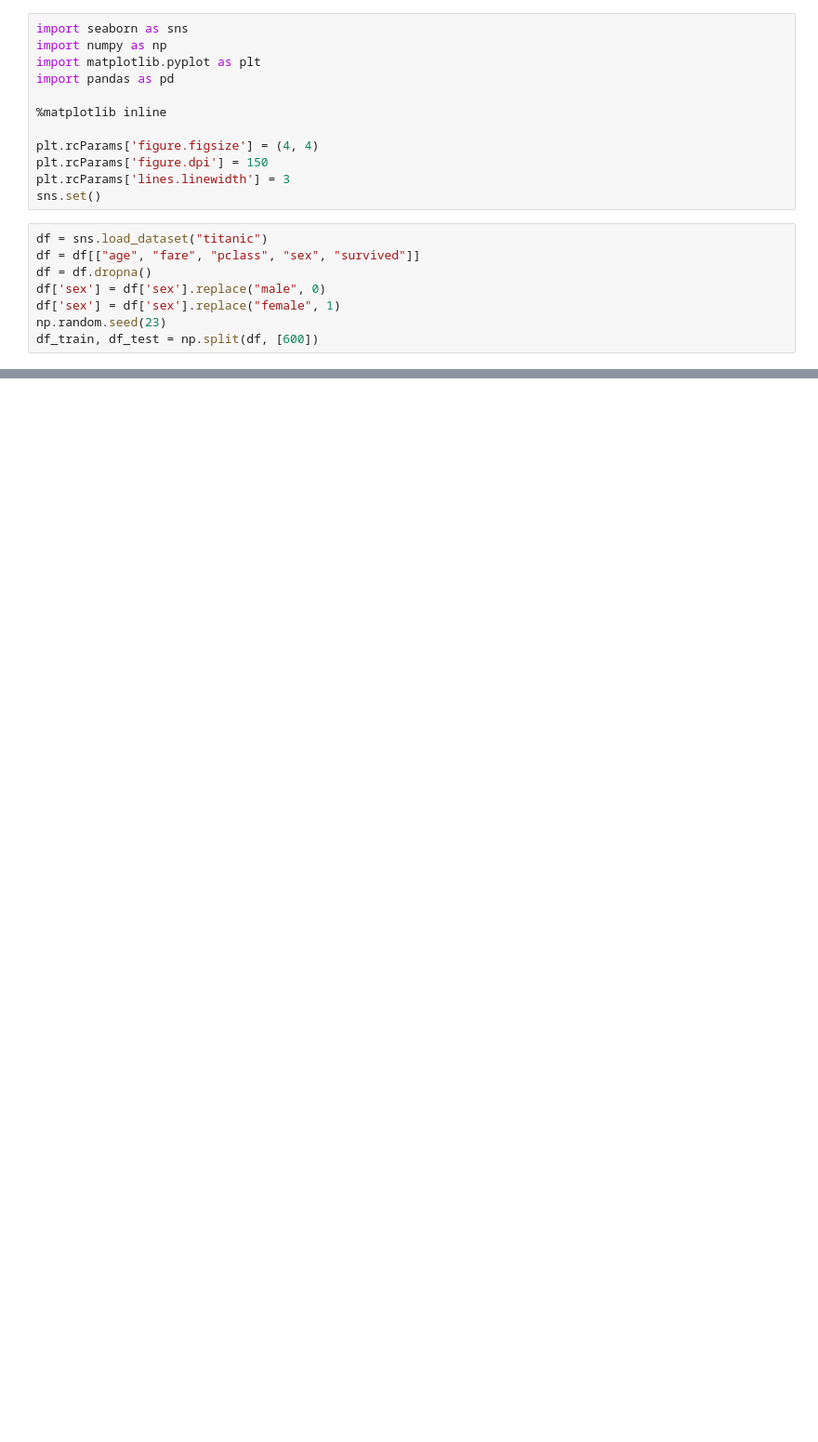
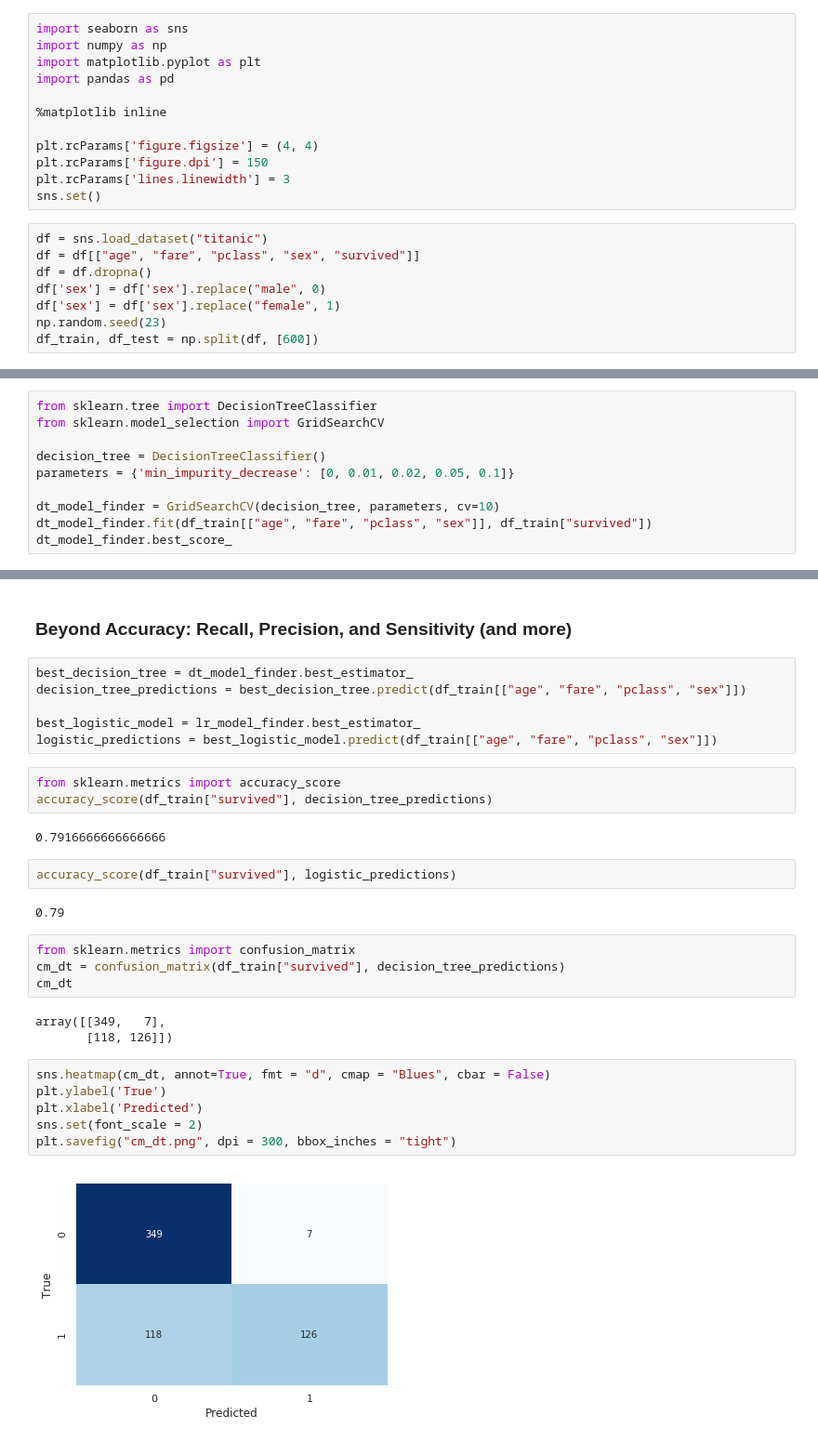
Before and after one commit to joshHug/youdao_ai, a Jupyter notebook: lec8/lec8-model-evaluation.ipynb, the cells around one changed output, grey strips where cells are left out. Shown: that part at 93% size. Drawn from its saved outputs; the diff is of its cells as text; blank space fills up the shorter version.

```diff
--- a/lec8/lec8-model-evaluation.ipynb
+++ b/lec8/lec8-model-evaluation.ipynb
@@ -349,0 +25,10 @@ plt.title('ROC Curve for Training Data');
+# %%
+from sklearn.tree import DecisionTreeClassifier
+from sklearn.model_selection import GridSearchCV
+
+decision_tree = DecisionTreeClassifier()
+parameters = {'min_impurity_decrease': [0, 0.01, 0.02, 0.05, 0.1]}
+
+dt_model_finder = GridSearchCV(decision_tree, parameters, cv=10)
+dt_model_finder.fit(df_train[["age", "fare", "pclass", "sex"]], df_train["survived"])
+dt_model_finder.best_score_
@@ -349,0 +144,32 @@ plt.title('ROC Curve for Training Data');
+# %% [markdown]
+### Beyond Accuracy: Recall, Precision, and Sensitivity (and more)
+# %%
+best_decision_tree = dt_model_finder.best_estimator_
+decision_tree_predictions = best_decision_tree.predict(df_train[["age", "fare", "pclass", "sex"]])
+
+best_logistic_model = lr_model_finder.best_estimator_
+logistic_predictions = best_logistic_model.predict(df_train[["age", "fare", "pclass", "sex"]])
+# %%
+from sklearn.metrics import accuracy_score
+accuracy_score(df_train["survived"], decision_tree_predictions)
+# %% [output]
+0.7916666666666666
+# %%
+accuracy_score(df_train["survived"], logistic_predictions)
+# %% [output]
+0.79
+# %%
+from sklearn.metrics import confusion_matrix
+cm_dt = confusion_matrix(df_train["survived"], decision_tree_predictions)
+cm_dt
+# %% [output]
+array([[349,   7],
+       [118, 126]])
+# %%
+sns.heatmap(cm_dt, annot=True, fmt = "d", cmap = "Blues", cbar = False)
+plt.ylabel('True')
+plt.xlabel('Predicted')
+sns.set(font_scale = 2)
+plt.savefig("cm_dt.png", dpi = 300, bbox_inches = "tight")
+# %% [output]
+[figure, added]
```
Also changed, not shown: parts of 94 cells of this notebook.
